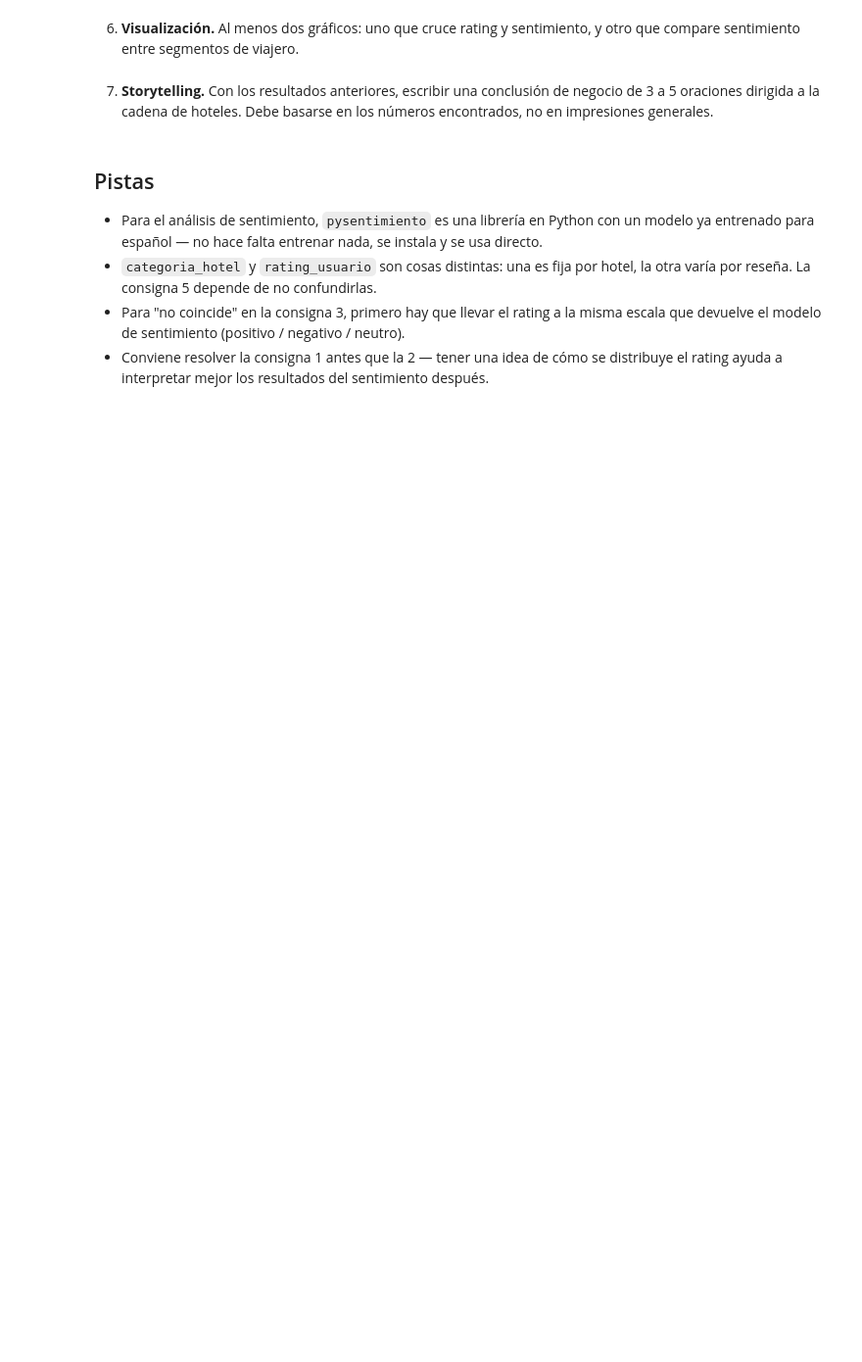
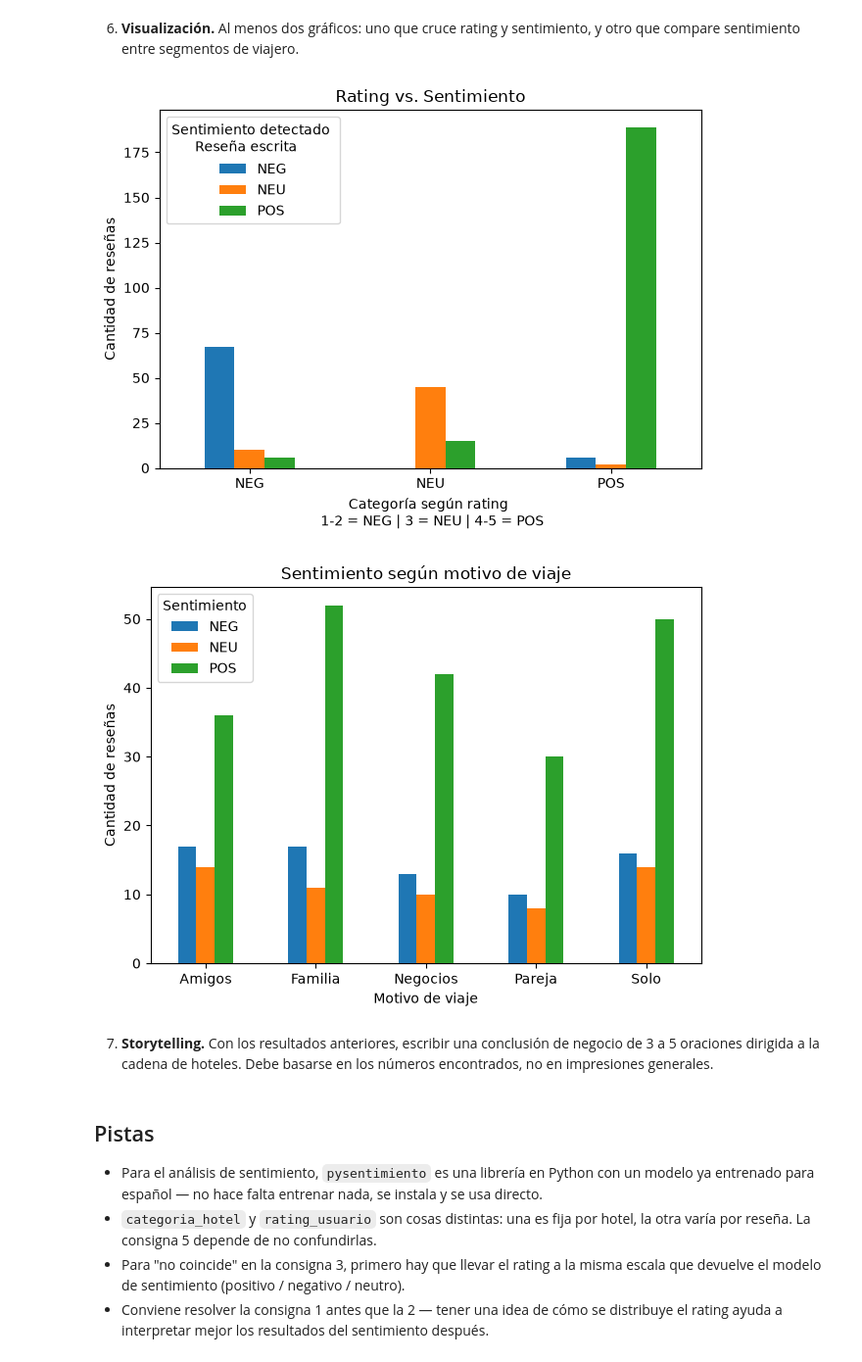
Before and after one commit to estebanler00/data-analysis-course, a Jupyter notebook: modulo-4-visualizacion/clase-19/ejercicio-integrador.ipynb, the cells around one changed output. Shown at 98% size. Drawn from its saved outputs; the diff is of its cells as text; code cells hidden in the pictures; blank space fills up the shorter version.

```diff
--- a/modulo-4-visualizacion/clase-19/ejercicio-integrador.ipynb
+++ b/modulo-4-visualizacion/clase-19/ejercicio-integrador.ipynb
@@ -115,7 +212,40 @@ Name: diferencia, dtype: float64
 # %% [markdown]
 6. **Visualización.** Al menos dos gráficos: uno que cruce rating y sentimiento, y otro que compare sentimiento entre segmentos de viajero.
 # %%
-# Tu codigo acá
+# Rating y sentimiento
+grafico_rating_sentimiento = pd.crosstab(
+    df["rating_categoria"],
+    df["Sentimientos"]
+)
+
+grafico_rating_sentimiento.plot(kind="bar")
+
+plt.title("Rating vs. Sentimiento")
+plt.xlabel("Categoría según rating \n 1-2 = NEG | 3 = NEU | 4-5 = POS")
+plt.ylabel("Cantidad de reseñas")
+plt.xticks(rotation=0)
+plt.legend(title="Sentimiento detectado \n      Reseña escrita")
+plt.tight_layout()
+plt.show()
+
+grafico_segmentos = pd.crosstab(
+    df["motivo_viaje"],
+    df["Sentimientos"]
+)
+
+#Sentimiento entre segmentos de viajero
+grafico_segmentos.plot(kind="bar")
+
+plt.title("Sentimiento según motivo de viaje")
+plt.xlabel("Motivo de viaje")
+plt.ylabel("Cantidad de reseñas")
+plt.xticks(rotation=0)
+plt.legend(title="Sentimiento")
+plt.tight_layout()
+plt.show()
+# %% [output]
+[figure, added]
+[figure, added]
 # %% [markdown]
 7. **Storytelling.** Con los resultados anteriores, escribir una conclusión de negocio de 3 a 5 oraciones dirigida a la cadena de hoteles. Debe basarse en los números encontrados, no en impresiones generales.
 # %%
```
Also changed, not shown: parts of 8 cells of this notebook.
